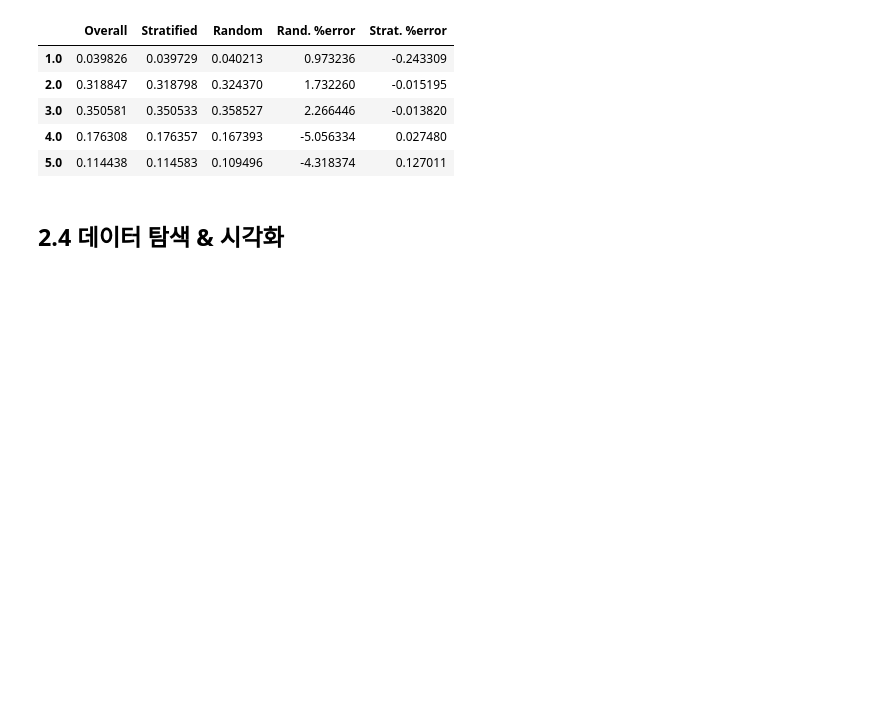
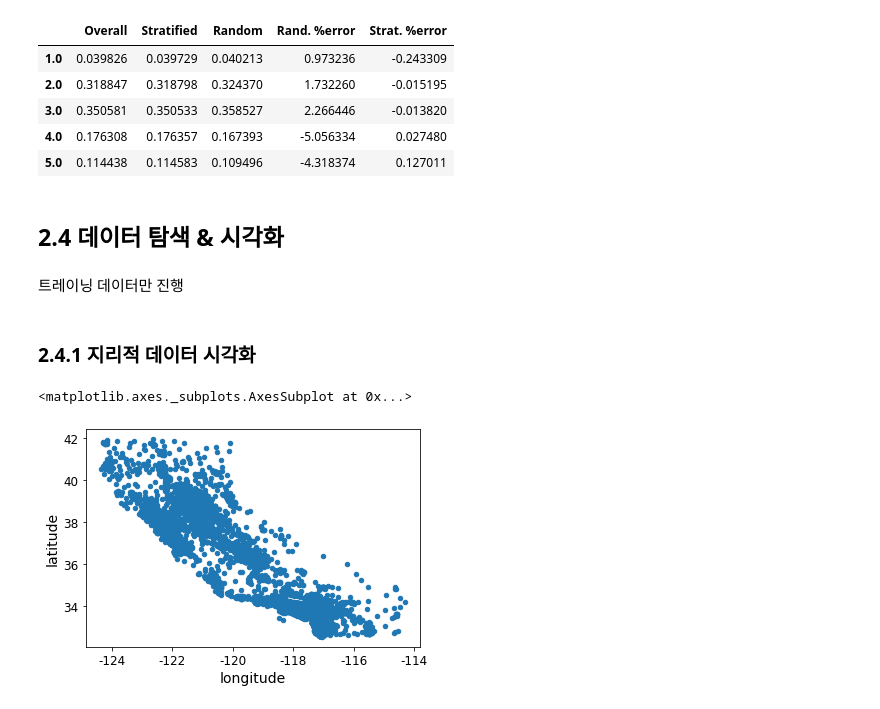
Before and after one commit to Unfinishedgod/python, a Jupyter notebook: handson_ml_chapter2.ipynb, the cells around one changed output. Cells and saved outputs as stored; diff of their text form; code cells hidden in the pictures; blank space fills up the shorter version.

```diff
--- a/handson_ml_chapter2.ipynb
+++ b/handson_ml_chapter2.ipynb
@@ -307,3 +307,14 @@ for set_ in (strat_train_set, strat_test_set):
     set_.drop("income_cat", axis=1, inplace=True)
 # %% [markdown]
 ## 2.4 데이터 탐색 & 시각화
+# %% [markdown]
+트레이닝 데이터만 진행
+# %%
+housing = strat_train_set.copy()
+# %% [markdown]
+### 2.4.1 지리적 데이터 시각화
+# %%
+housing.plot(kind="scatter",x = "longitude",y = "latitude")
+# %% [output]
+<matplotlib.axes._subplots.AxesSubplot at 0x...>
+[figure, added]
```
Also changed, not shown: parts of 74 cells of this notebook.
